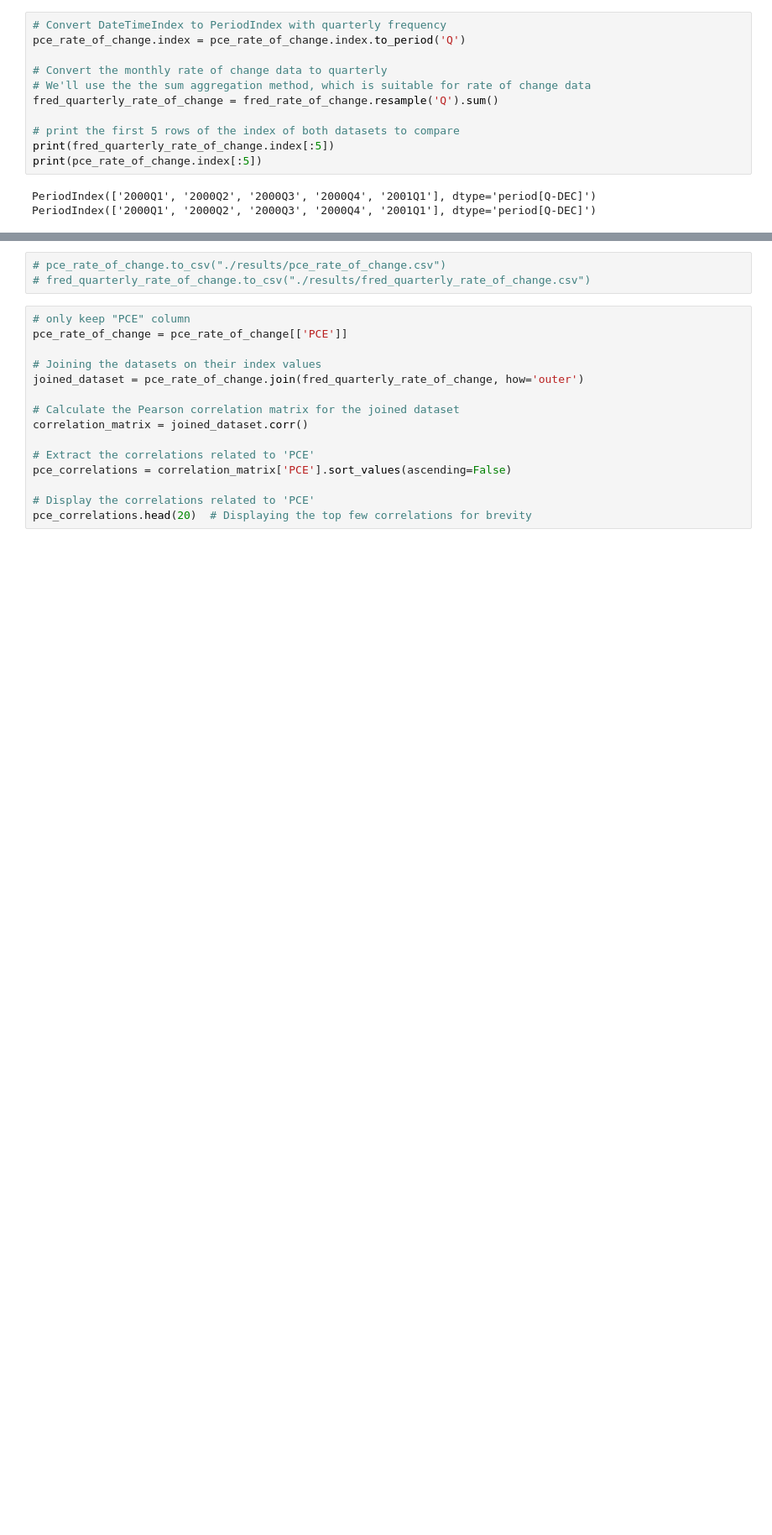
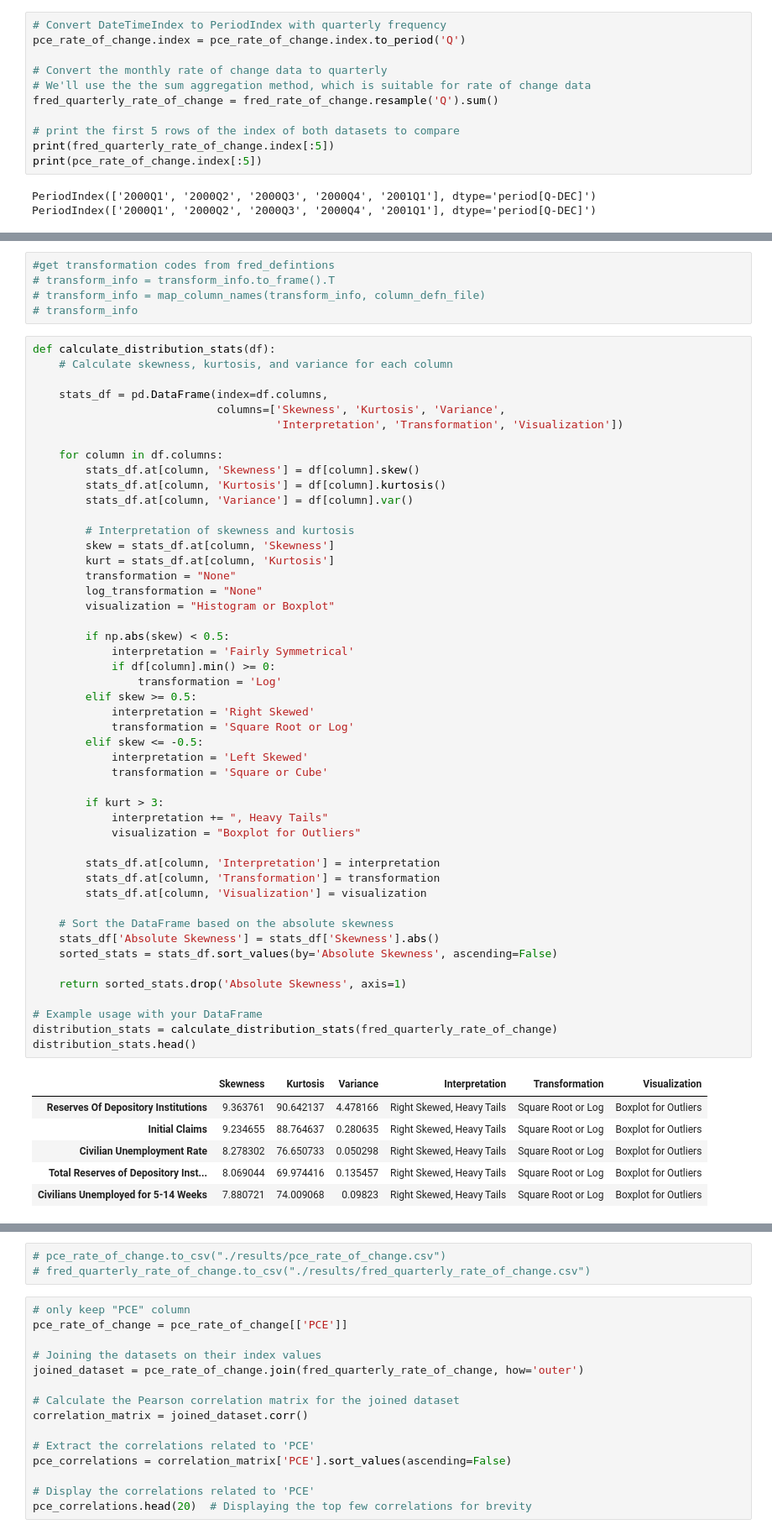
Before and after one commit to janjannagtegaal/NowCasting-M1, a Jupyter notebook: M1_NowCasting_Consumer_Exp.ipynb, the cells around one changed output, grey strips where cells are left out. Shown at 84% size. Drawn from its saved outputs; the diff is of its cells as text; blank space fills up the shorter version.

```diff
--- a/M1_NowCasting_Consumer_Exp.ipynb
+++ b/M1_NowCasting_Consumer_Exp.ipynb
@@ -732,0 +787,60 @@ PeriodIndex(['2000Q1', '2000Q2', '2000Q3', '2000Q4', '2001Q1'], dtype='period[Q-
+# %%
+#get transformation codes from fred_defintions
+# transform_info = transform_info.to_frame().T
+# transform_info = map_column_names(transform_info, column_defn_file)
+# transform_info
+# %%
+def calculate_distribution_stats(df):
+    # Calculate skewness, kurtosis, and variance for each column
+
+    stats_df = pd.DataFrame(index=df.columns,
+                            columns=['Skewness', 'Kurtosis', 'Variance',
+                                     'Interpretation', 'Transformation', 'Visualization'])
+
+    for column in df.columns:
+        stats_df.at[column, 'Skewness'] = df[column].skew()
+        stats_df.at[column, 'Kurtosis'] = df[column].kurtosis()
+        stats_df.at[column, 'Variance'] = df[column].var()
+
+        # Interpretation of skewness and kurtosis
+        skew = stats_df.at[column, 'Skewness']
+        kurt = stats_df.at[column, 'Kurtosis']
+        transformation = "None"
+        log_transformation = "None"
+        visualization = "Histogram or Boxplot"
+
+        if np.abs(skew) < 0.5:
+            interpretation = 'Fairly Symmetrical'
+            if df[column].min() >= 0:
+                transformation = 'Log'
+        elif skew >= 0.5:
+            interpretation = 'Right Skewed'
+            transformation = 'Square Root or Log'
+        elif skew <= -0.5:
+            interpretation = 'Left Skewed'
+            transformation = 'Square or Cube'
+
+        if kurt > 3:
+            interpretation += ", Heavy Tails"
+            visualization = "Boxplot for Outliers"
+
+        stats_df.at[column, 'Interpretation'] = interpretation
+        stats_df.at[column, 'Transformation'] = transformation
+        stats_df.at[column, 'Visualization'] = visualization
+
+    # Sort the DataFrame based on the absolute skewness
+    stats_df['Absolute Skewness'] = stats_df['Skewness'].abs()
+    sorted_stats = stats_df.sort_values(by='Absolute Skewness', ascending=False)
+
+    return sorted_stats.drop('Absolute Skewness', axis=1)
+
+# Example usage with your DataFrame
+distribution_stats = calculate_distribution_stats(fred_quarterly_rate_of_change)
+distribution_stats.head()
+# %% [output]
+|  | Skewness | Kurtosis | Variance | Interpretation | Transformation | Visualization |
+| Reserves Of Depository Institutions | 9.363761 | 90.642137 | 4.478166 | Right Skewed, Heavy Tails | Square Root or Log | Boxplot for Outliers |
+| Initial Claims | 9.234655 | 88.764637 | 0.280635 | Right Skewed, Heavy Tails | Square Root or Log | Boxplot for Outliers |
+| Civilian Unemployment Rate | 8.278302 | 76.650733 | 0.050298 | Right Skewed, Heavy Tails | Square Root or Log | Boxplot for Outliers |
+| Total Reserves of Depository Inst... | 8.069044 | 69.974416 | 0.135457 | Right Skewed, Heavy Tails | Square Root or Log | Boxplot for Outliers |
+| Civilians Unemployed for 5-14 Weeks | 7.880721 | 74.009068 | 0.09823 | Right Skewed, Heavy Tails | Square Root or Log | Boxplot for Outliers |
```
Also changed, not shown: parts of 69 cells of this notebook.
